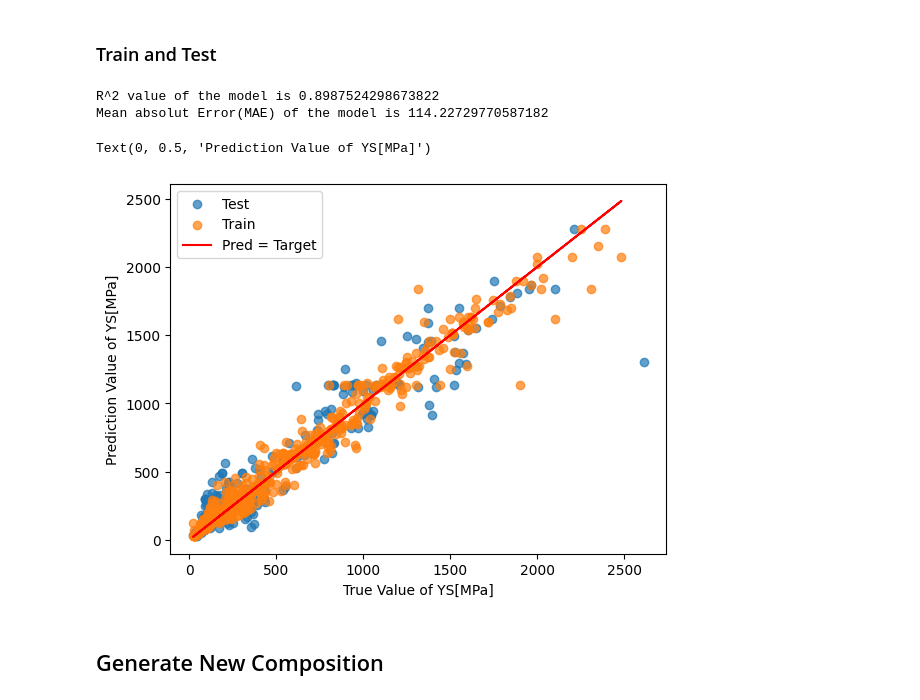
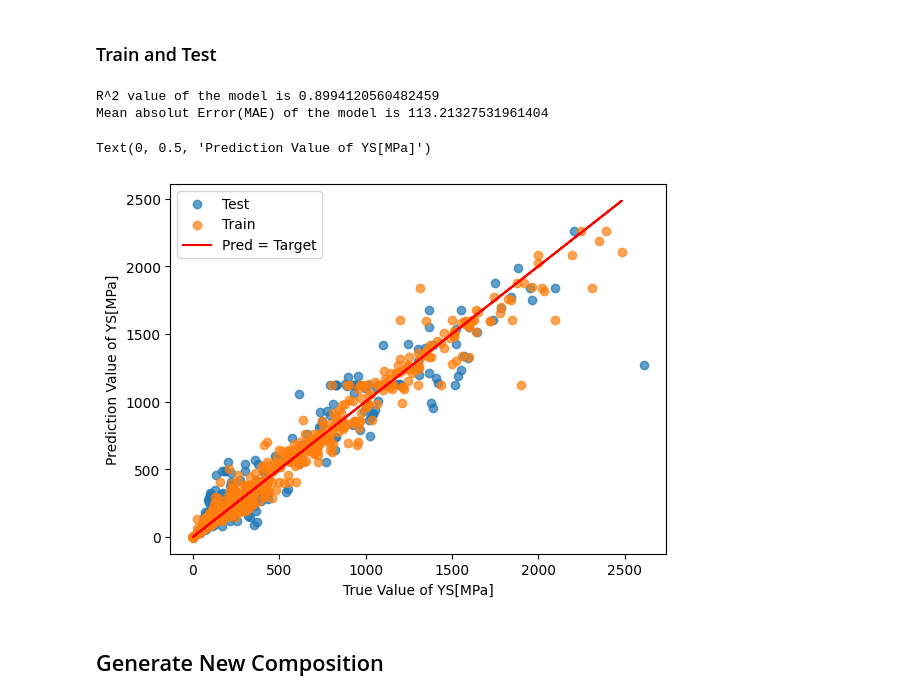
Before and after one commit to hongshuh/alloy, a Jupyter notebook: main.ipynb, the cells around one changed output. Saved outputs shown, nothing was run; the diff lists cells and outputs as text; code cells hidden in the pictures.

```diff
--- a/main.ipynb
+++ b/main.ipynb
@@ -250,0 +285,8 @@ Accuracy of the Model is 0.97701
+# %%
+# Save model
+with open('./model/RF_solidus.pkl','wb') as f:
+    pickle.dump(rf_solt,f)
+# %%
+# Load model
+with open('./model/RF_solidus.pkl','rb') as f:
+    rf_solt2 = pickle.load(f)
@@ -268,9 +322,14 @@ ax.add_artist(legend1)
 # Load Data
 strength_name = 'YS'
 strength = pd.read_csv('./data/ys_clean.csv')
-include_tsol = False
+include_tsol = True
 # Including Solidus temperature if available
+
+augment = True # Augmentation
+ratio = True # Ratio of Tsol and T test
 if include_tsol == False:
     strength.drop(columns=['Solidus temperature'],inplace=True)
+elif ratio == True:
+    strength['ratio'] = strength['Test temp']/strength['Solidus temperature']
 strength
 # %% [output]
@@ -323,3 +388,13 @@ plt.ylabel('Count')
 # %% [output]
 Text(0, 0.5, 'Count')
 [figure]
+# %%
+if augment == True:
+       augmented_data = strength.copy()
+       augmented_data['Test temp'] = augmented_data['Solidus temperature']
+       if ratio ==True:
+              augmented_data['ratio'] = augmented_data['Test temp']/augmented_data['Solidus temperature']
+
+       augmented_data.drop(columns=[strength_name],inplace=True)
+       # augmented_data[strength_name] = 0.0
+augmented_data
@@ -328,29 +417,32 @@ Text(0, 0.5, 'Count')
 # %%
 X = strength.drop(columns=[strength_name])
 y = strength[strength_name]
 
 X_train,X_test, y_train,y_test = train_test_split(X,y,test_size=0.3,random_state=42)
 
-
+if augment:
+    X_train = pd.concat([X_train,augmented_data])
+    y_train = y_train.tolist() + np.zeros([len(augmented_data)]).tolist()
+    y_train = np.array(y_train)
 rf = RandomForestRegressor(n_estimators=200,random_state=42)
 rf.fit(X_train,y_train)
 y_pred = rf.predict(X_test)
 y_pred_train = rf.predict(X_train)
 print(f'R^2 value of the model is {rf.score(X_test,y_test)}')
 print(f'Mean absolut Error(MAE) of the model is {mean_absolute_error(y_pred,y_test)}')
 
 fig, ax = plt.subplots()
 plt.scatter(y_test,y_pred,label='Test',alpha=0.7)
 plt.scatter(y_train,y_pred_train,label='Train',alpha=0.7)
 plt.plot(y_train,y_train,'r',label='Pred = Target')
 plt.legend()
 plt.xlabel(f'True Value of {strength_name}[MPa]')
 plt.ylabel(f'Prediction Value of {strength_name}[MPa]')
 # %% [output]
-R^2 value of the model is 0.8987524298673822
-Mean absolut Error(MAE) of the model is 114.22729770587182
+R^2 value of the model is 0.8994120560482459
+Mean absolut Error(MAE) of the model is 113.21327531961404
 Text(0, 0.5, 'Prediction Value of YS[MPa]')
-[figure, old version]
+[figure, new version]
 # %% [markdown]
 ## Generate New Composition
 # %%
```
Also changed, not shown: parts of 22 cells of this notebook, 7 other files.
